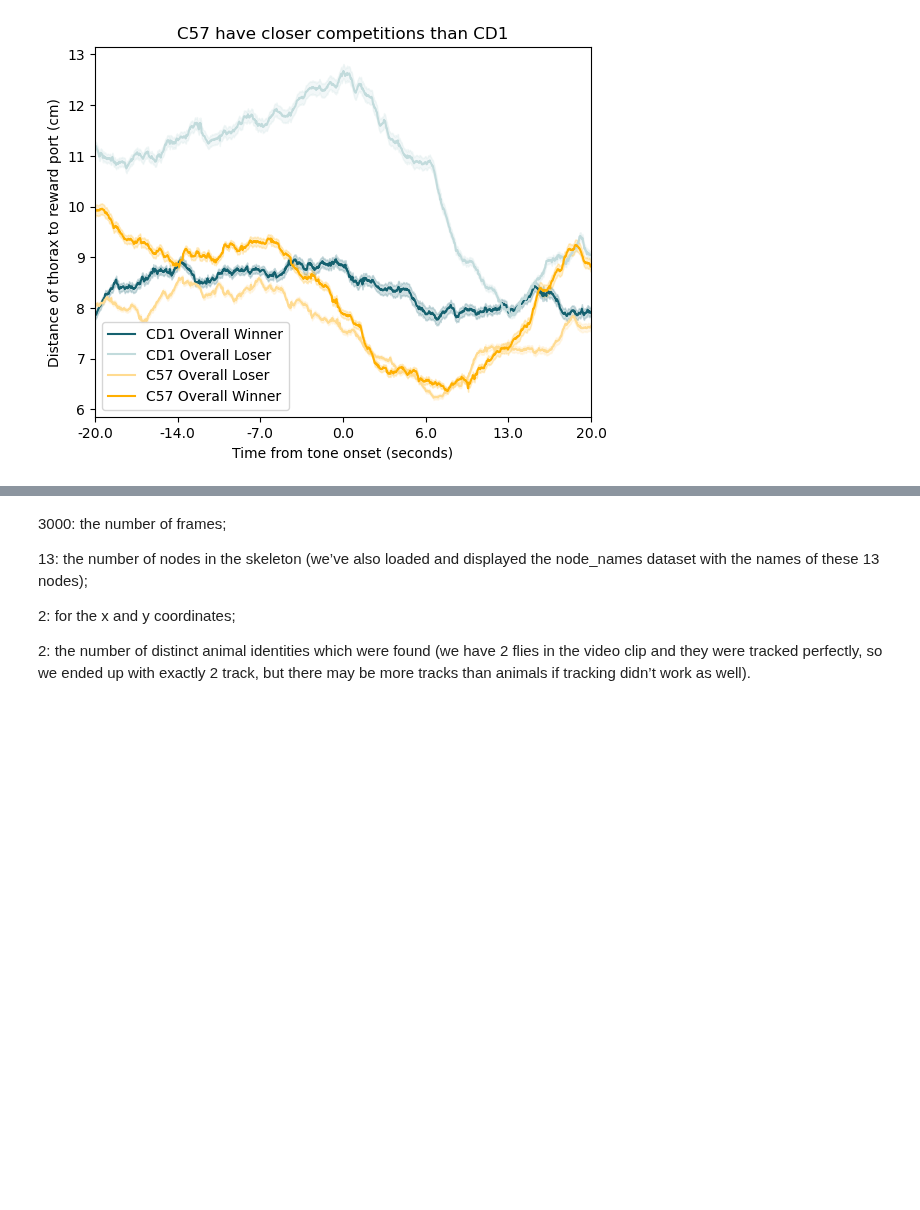
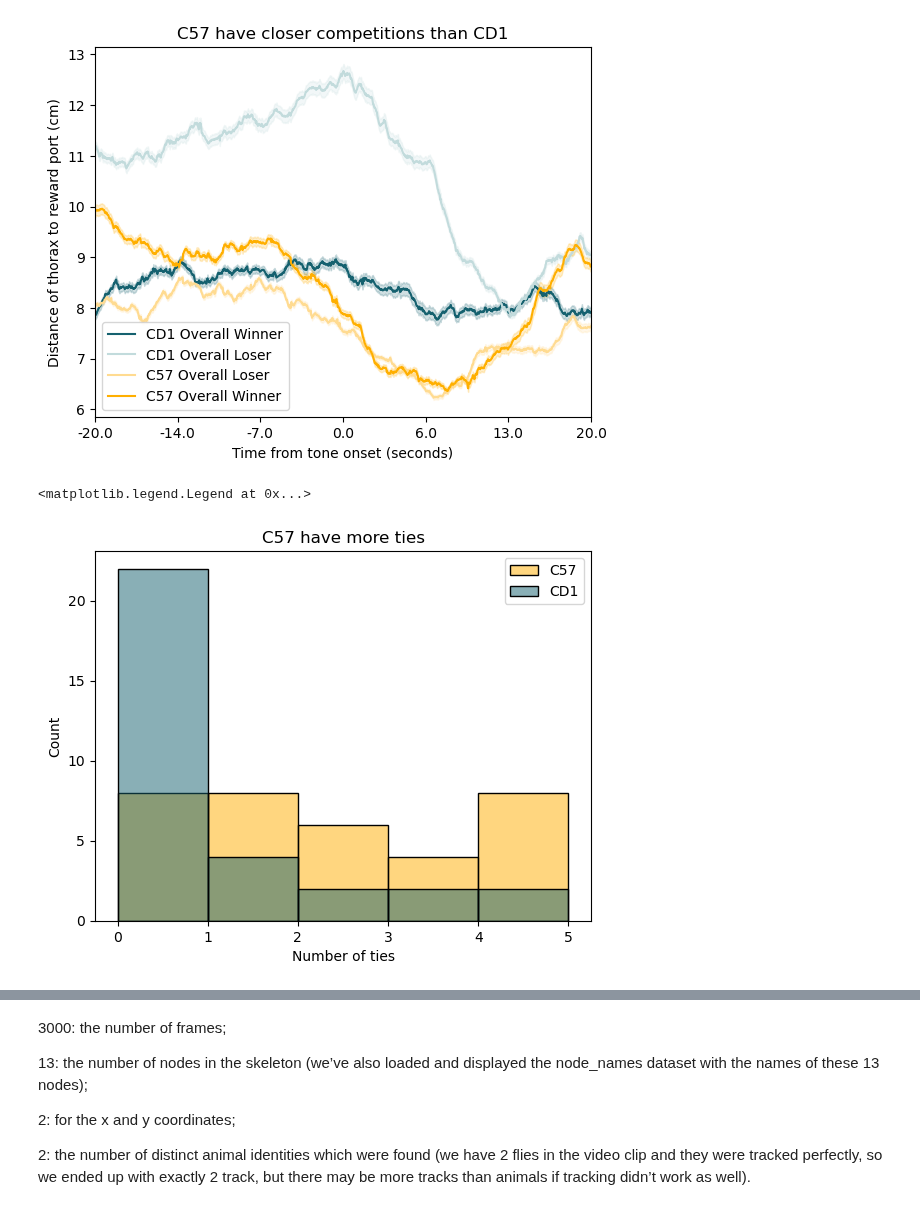
Before and after one commit to padillacoreanolab/dominance_strain_comparison, a Jupyter notebook: results/2023_05_02_rc_sleap_analysis/tone_distance_analysis.ipynb, the cells around one changed output, grey strips where cells are left out. Drawn from its saved outputs; the diff is of its cells as text; code cells hidden in the pictures; blank space fills up the shorter version.

```diff
--- a/results/2023_05_02_rc_sleap_analysis/tone_distance_analysis.ipynb
+++ b/results/2023_05_02_rc_sleap_analysis/tone_distance_analysis.ipynb
@@ -764,3 +762,12 @@ plt.legend()
 # %% [output]
 <matplotlib.legend.Legend at 0x...>
 [figure]
+# %%
+sns.histplot(distance_and_scoring_df[distance_and_scoring_df["strain"] == "C57"]["rc_tie_count"], alpha=0.5, color="#FFAF00", binwidth=1, label="C57")
+sns.histplot(distance_and_scoring_df[distance_and_scoring_df["strain"] == "CD1"]["rc_tie_count"], alpha=0.5, color="#15616F", binwidth=1, label="CD1")
+plt.title("C57 have more ties")
+plt.xlabel("Number of ties")
+plt.legend()
+# %% [output]
+<matplotlib.legend.Legend at 0x...>
+[figure, added]
```
Also changed, not shown: parts of 7 cells of this notebook, 8 other files.
